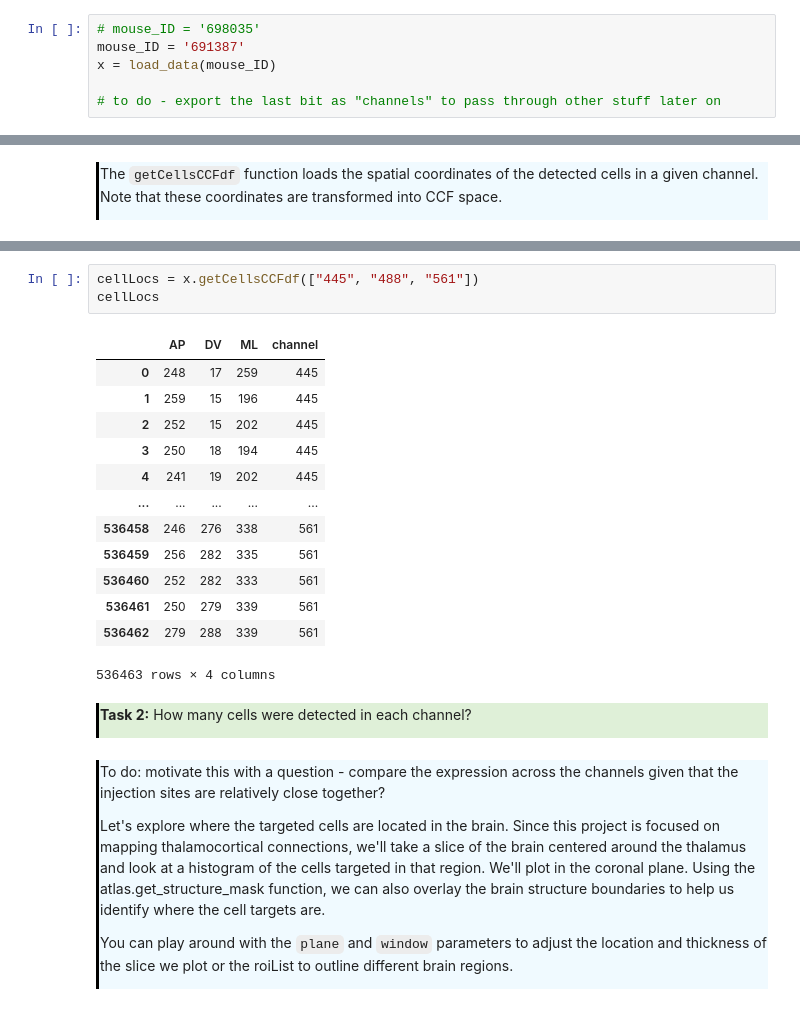
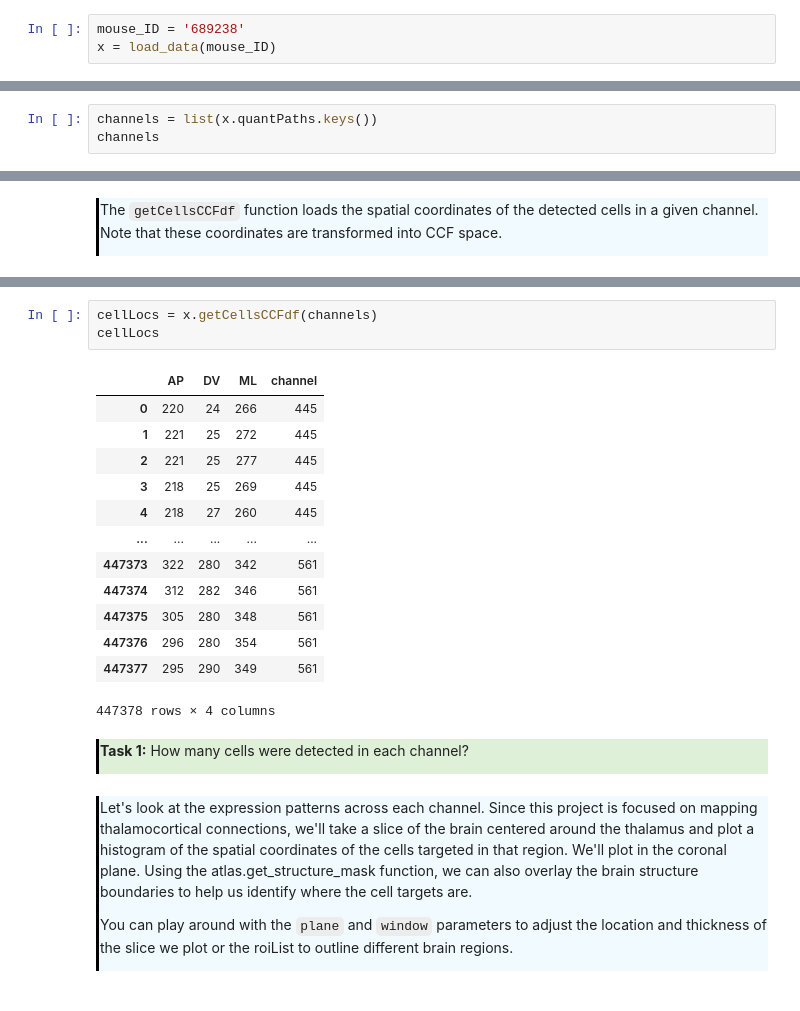
Before and after one commit to AllenNeuralDynamics/AIND-CNC-SmartSPIM-Workshop, a Jupyter notebook: code/Workshop Notebook V3.ipynb, the cells around one changed output, grey strips where cells are left out. Cells and saved outputs as stored; diff of their text form.

```diff
--- a/code/Workshop Notebook V3.ipynb
+++ b/code/Workshop Notebook V3.ipynb
@@ -94,7 +92,4 @@ Here, you can see which channels went through each stage of processing.
 # %%
-# mouse_ID = '698035'
-mouse_ID = '691387'
+mouse_ID = '689238'
 x = load_data(mouse_ID)
-
-# to do - export the last bit as "channels" to pass through other stuff later on
 # %% [output]
@@ -108,0 +105,3 @@ MTS: Perhaps it's worth clarifying somewhere that the 639 channel is exclusively
+# %%
+channels = list(x.quantPaths.keys())
+channels
@@ -150,30 +135,28 @@ getCellsCCFdf(ch: list) method of load_data.load_data instance
 # %%
-cellLocs = x.getCellsCCFdf(["445", "488", "561"])
+cellLocs = x.getCellsCCFdf(channels)
 cellLocs
 # %% [output]
 |  | AP | DV | ML | channel |
-| 0 | 248 | 17 | 259 | 445 |
-| 1 | 259 | 15 | 196 | 445 |
-| 2 | 252 | 15 | 202 | 445 |
-| 3 | 250 | 18 | 194 | 445 |
-| 4 | 241 | 19 | 202 | 445 |
+| 0 | 220 | 24 | 266 | 445 |
+| 1 | 221 | 25 | 272 | 445 |
+| 2 | 221 | 25 | 277 | 445 |
+| 3 | 218 | 25 | 269 | 445 |
+| 4 | 218 | 27 | 260 | 445 |
 | ... | ... | ... | ... | ... |
-| 536458 | 246 | 276 | 338 | 561 |
-| 536459 | 256 | 282 | 335 | 561 |
-| 536460 | 252 | 282 | 333 | 561 |
-| 536461 | 250 | 279 | 339 | 561 |
-| 536462 | 279 | 288 | 339 | 561 |
+| 447373 | 322 | 280 | 342 | 561 |
+| 447374 | 312 | 282 | 346 | 561 |
+| 447375 | 305 | 280 | 348 | 561 |
+| 447376 | 296 | 280 | 354 | 561 |
+| 447377 | 295 | 290 | 349 | 561 |
-536463 rows × 4 columns
+447378 rows × 4 columns
 # %% [markdown]
 <div style="border-left: 3px solid #000; padding: 1px; padding-left: 10px; background: #DFF0D8; ">
 
-**Task 2:** How many cells were detected in each channel?
+**Task 1:** How many cells were detected in each channel?
 # %% [markdown]
 <div style="border-left: 3px solid #000; padding: 1px; padding-left: 10px; background: #F0FAFF; ">
 
-To do: motivate this with a question - compare the expression across the channels given that the injection sites are relatively close together?
-
-Let's explore where the targeted cells are located in the brain. Since this project is focused on mapping thalamocortical connections, we'll take a slice of the brain centered around the thalamus and look at a histogram of the cells targeted in that region. We'll plot in the coronal plane. Using the atlas.get_structure_mask function, we can also overlay the brain structure boundaries to help us identify where the cell targets are.
+Let's look at the expression patterns across each channel. Since this project is focused on mapping thalamocortical connections, we'll take a slice of the brain centered around the thalamus and plot a histogram of the spatial coordinates of the cells targeted in that region. We'll plot in the coronal plane. Using the atlas.get_structure_mask function, we can also overlay the brain structure boundaries to help us identify where the cell targets are.
 
 You can play around with the `plane` and `window` parameters to adjust the location and thickness of the slice we plot or the roiList to outline different brain regions.
 # %%
```
Also changed, not shown: parts of 49 cells of this notebook, 2 other files.
